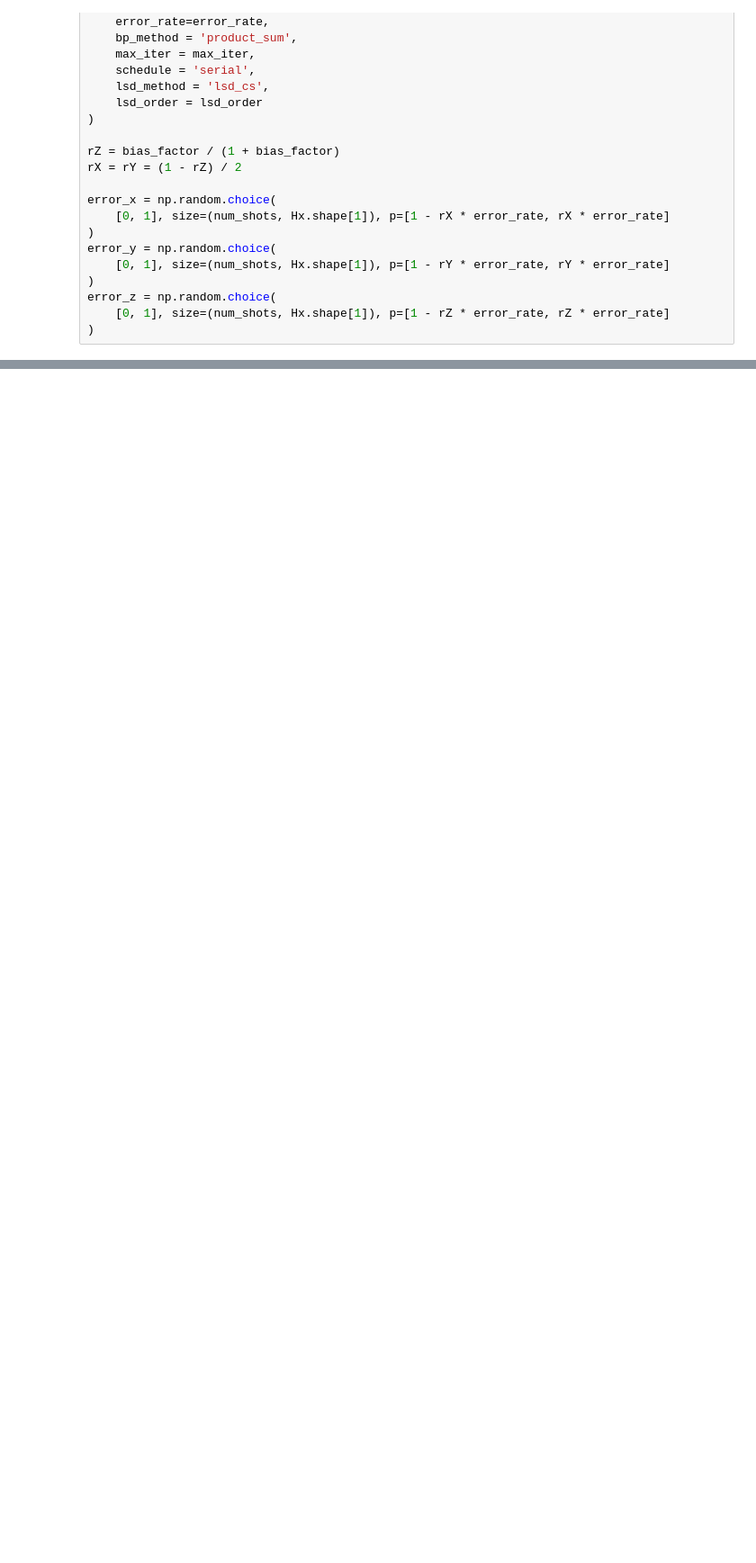
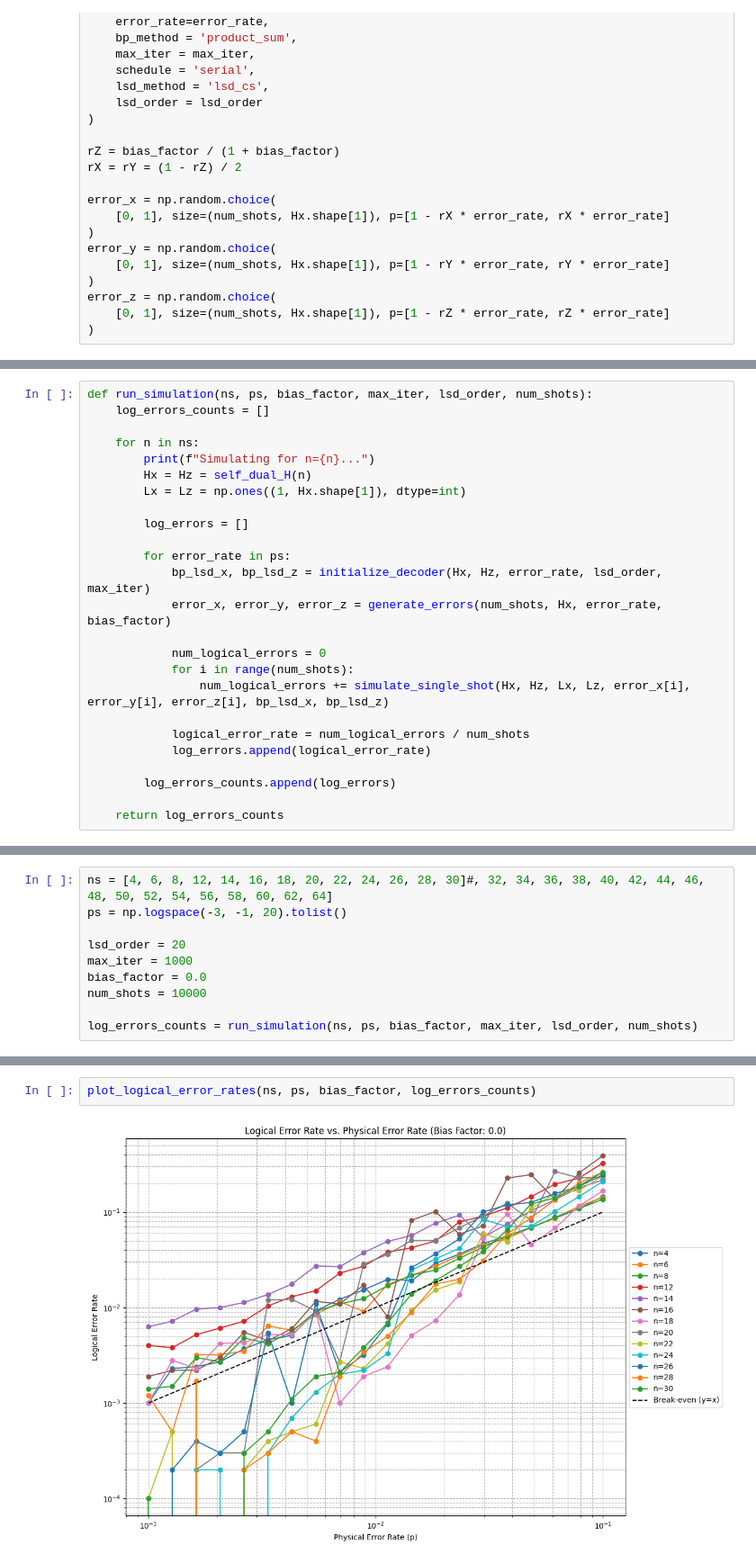
Before and after one commit to MarkAppprogrammer/Qiskit-CSS-T, a Jupyter notebook: decoder/VibeLSD/lsd.ipynb, the cells around one changed output, grey strips where cells are left out. Shown at 90% size. Drawn from its saved outputs; the diff is of its cells as text; blank space fills up the shorter version.

```diff
--- a/decoder/VibeLSD/lsd.ipynb
+++ b/decoder/VibeLSD/lsd.ipynb
@@ -124,0 +198,25 @@ Shot 9:
+# %%
+def run_simulation(ns, ps, bias_factor, max_iter, lsd_order, num_shots):
+	log_errors_counts = []
+
+	for n in ns:
+		print(f"Simulating for n={n}...")
+		Hx = Hz = self_dual_H(n)
+		Lx = Lz = np.ones((1, Hx.shape[1]), dtype=int)
+
+		log_errors = []
+
+		for error_rate in ps:
+			bp_lsd_x, bp_lsd_z = initialize_decoder(Hx, Hz, error_rate, lsd_order, max_iter)
+			error_x, error_y, error_z = generate_errors(num_shots, Hx, error_rate, bias_factor)
+
+			num_logical_errors = 0
+			for i in range(num_shots):
+				num_logical_errors += simulate_single_shot(Hx, Hz, Lx, Lz, error_x[i], error_y[i], error_z[i], bp_lsd_x, bp_lsd_z)
+
+			logical_error_rate = num_logical_errors / num_shots
+			log_errors.append(logical_error_rate)
+
+		log_errors_counts.append(log_errors)
+
+	return log_errors_counts
@@ -124,0 +257,10 @@ Shot 9:
+# %%
+ns = [4, 6, 8, 12, 14, 16, 18, 20, 22, 24, 26, 28, 30]#, 32, 34, 36, 38, 40, 42, 44, 46, 48, 50, 52, 54, 56, 58, 60, 62, 64]
+ps = np.logspace(-3, -1, 20).tolist()
+
+lsd_order = 20
+max_iter = 1000
+bias_factor = 0.0
+num_shots = 10000
+
+log_errors_counts = run_simulation(ns, ps, bias_factor, max_iter, lsd_order, num_shots)
@@ -124,0 +281,4 @@ Shot 9:
+# %%
+plot_logical_error_rates(ns, ps, bias_factor, log_errors_counts)
+# %% [output]
+[figure, added]
```
Also changed, not shown: parts of 10 cells of this notebook, 1 other file.
